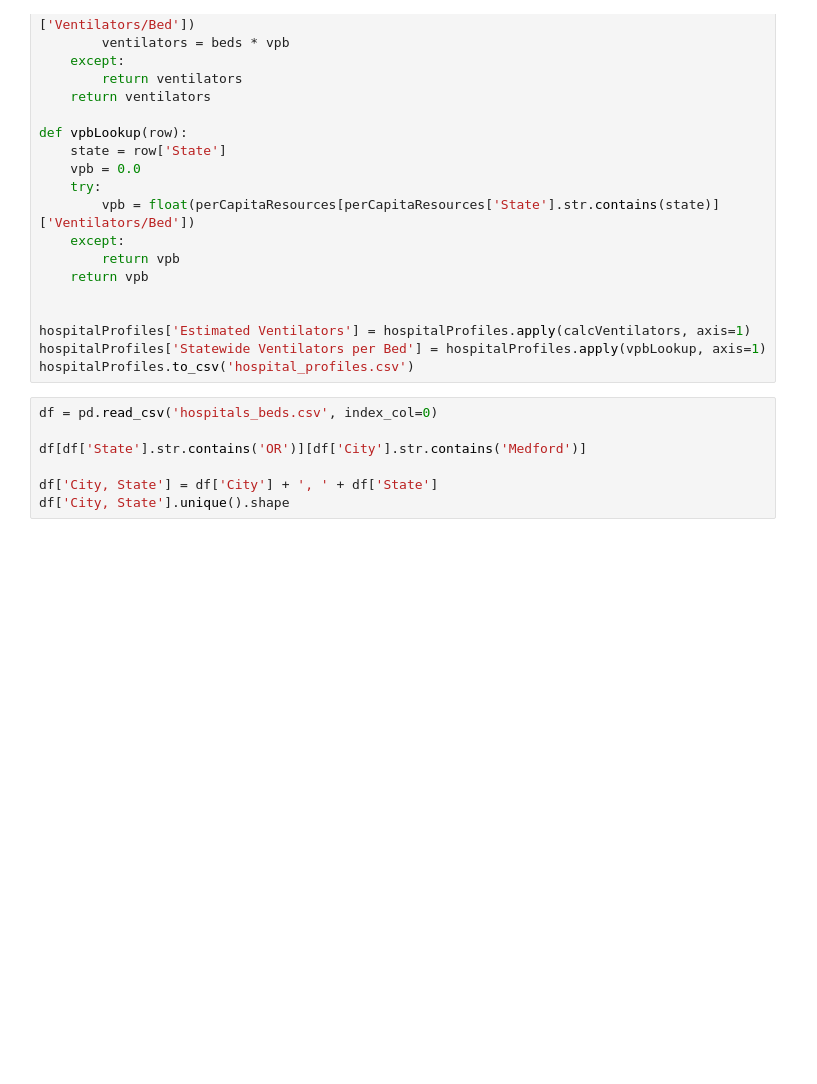
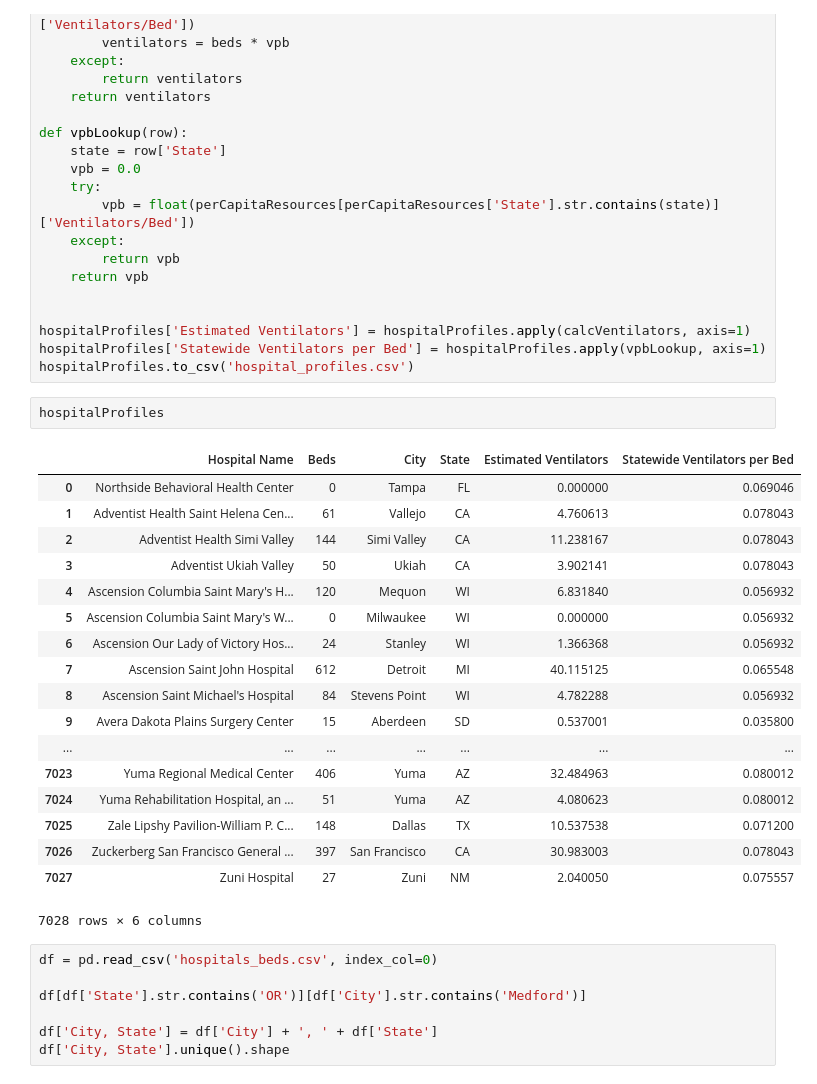
Before and after one commit to GaloisInc/covid-19, a Jupyter notebook: sandbox/COVID-19_EWD/Ventilator Modeling.ipynb, the cells around one changed output. Saved outputs shown, nothing was run; the diff lists cells and outputs as text; blank space fills up the shorter version.

```diff
--- a/sandbox/COVID-19_EWD/Ventilator Modeling.ipynb
+++ b/sandbox/COVID-19_EWD/Ventilator Modeling.ipynb
@@ -128,6 +128,27 @@ def vpbLookup(row):
 hospitalProfiles['Estimated Ventilators'] = hospitalProfiles.apply(calcVentilators, axis=1)
 hospitalProfiles['Statewide Ventilators per Bed'] = hospitalProfiles.apply(vpbLookup, axis=1)
 hospitalProfiles.to_csv('hospital_profiles.csv')
+# %%
+hospitalProfiles
+# %% [output]
+|  | Hospital Name | Beds | City | State | Estimated Ventilators | Statewide Ventilators per Bed |
+| 0 | Northside Behavioral Health Center | 0 | Tampa | FL | 0.000000 | 0.069046 |
+| 1 | Adventist Health Saint Helena Cen... | 61 | Vallejo | CA | 4.760613 | 0.078043 |
+| 2 | Adventist Health Simi Valley | 144 | Simi Valley | CA | 11.238167 | 0.078043 |
+| 3 | Adventist Ukiah Valley | 50 | Ukiah | CA | 3.902141 | 0.078043 |
+| 4 | Ascension Columbia Saint Mary's H... | 120 | Mequon | WI | 6.831840 | 0.056932 |
+| 5 | Ascension Columbia Saint Mary's W... | 0 | Milwaukee | WI | 0.000000 | 0.056932 |
+| 6 | Ascension Our Lady of Victory Hos... | 24 | Stanley | WI | 1.366368 | 0.056932 |
+| 7 | Ascension Saint John Hospital | 612 | Detroit | MI | 40.115125 | 0.065548 |
+| 8 | Ascension Saint Michael's Hospital | 84 | Stevens Point | WI | 4.782288 | 0.056932 |
+| 9 | Avera Dakota Plains Surgery Center | 15 | Aberdeen | SD | 0.537001 | 0.035800 |
+| ... | ... | ... | ... | ... | ... | ... |
+| 7023 | Yuma Regional Medical Center | 406 | Yuma | AZ | 32.484963 | 0.080012 |
+| 7024 | Yuma Rehabilitation Hospital, an ... | 51 | Yuma | AZ | 4.080623 | 0.080012 |
+| 7025 | Zale Lipshy Pavilion-William P. C... | 148 | Dallas | TX | 10.537538 | 0.071200 |
+| 7026 | Zuckerberg San Francisco General ... | 397 | San Francisco | CA | 30.983003 | 0.078043 |
+| 7027 | Zuni Hospital | 27 | Zuni | NM | 2.040050 | 0.075557 |
+7028 rows × 6 columns
 # %%
 df = pd.read_csv('hospitals_beds.csv', index_col=0)
 
```
Also changed, not shown: parts of 1 cell of this notebook, 2 other files.
